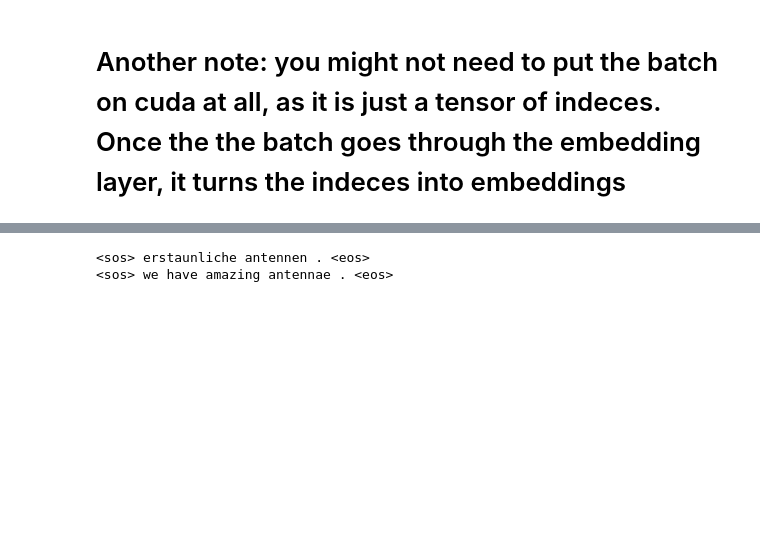
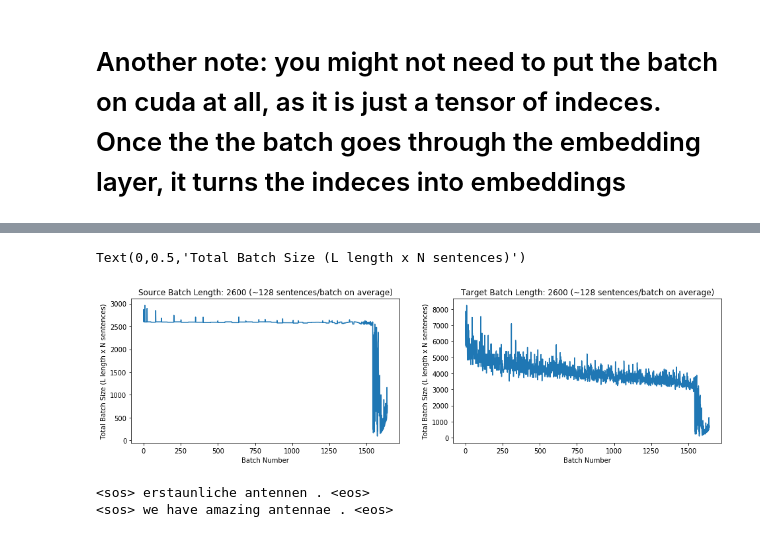
Before and after one commit to yashbidasaria/nmt, a Jupyter notebook: Batch Experiments.ipynb, the cells around one changed output, grey strips where cells are left out. Drawn from its saved outputs; the diff is of its cells as text; code cells hidden in the pictures; blank space fills up the shorter version.

```diff
--- a/Batch Experiments.ipynb
+++ b/Batch Experiments.ipynb
@@ -332,3 +389,20 @@ batches[0]
+# %%
+x = np.arange(0, len(source_tensor_size), 1)
+
+plt.figure(figsize=(16,4))
+plt.subplot(121)
+plt.plot(x, source_tensor_size)
+plt.title("Source Batch Length: 2600 (~128 sentences/batch on average)")
+plt.xlabel("Batch Number")
+plt.ylabel("Total Batch Size (L length x N sentences)")
+plt.subplot(122)
+plt.plot(x, target_tensor_size)
+plt.title("Target Batch Length: 2600 (~128 sentences/batch on average)")
+plt.xlabel("Batch Number")
+plt.ylabel("Total Batch Size (L length x N sentences)")
+# %% [output]
+Text(0,0.5,'Total Batch Size (L length x N sentences)')
+[figure, added]
 # %%
 print_sentence(batches[11][1]['source'], 'german')
 print_sentence(batches[11][1]['target'], 'english')
```
Also changed, not shown: parts of 13 cells of this notebook.
